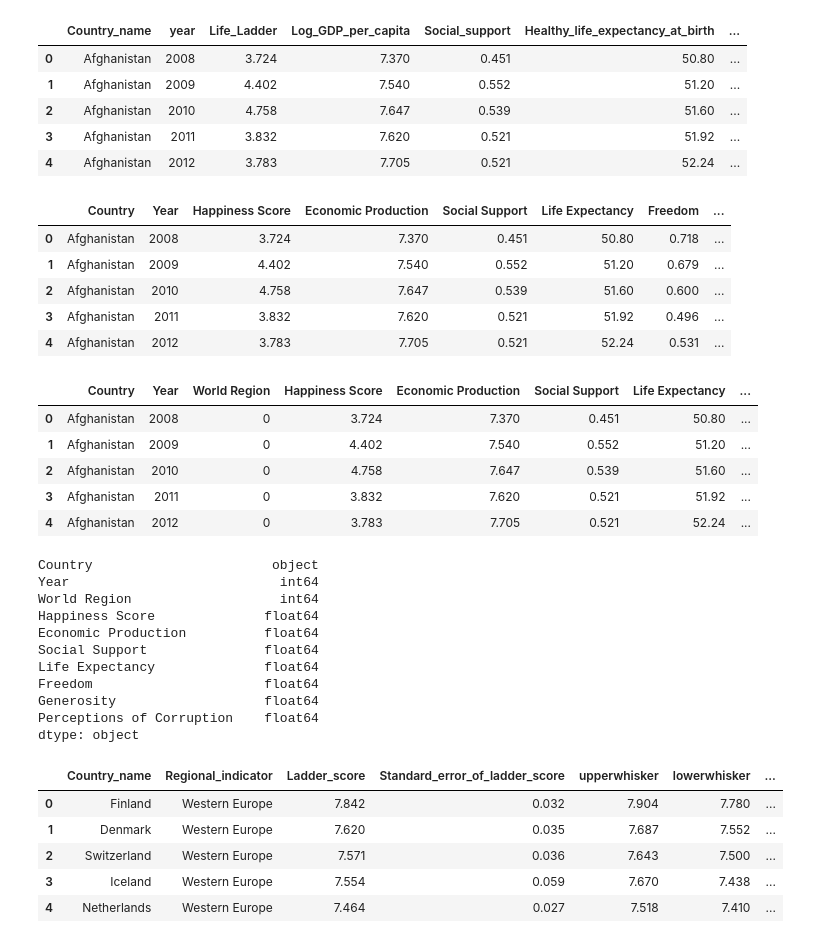
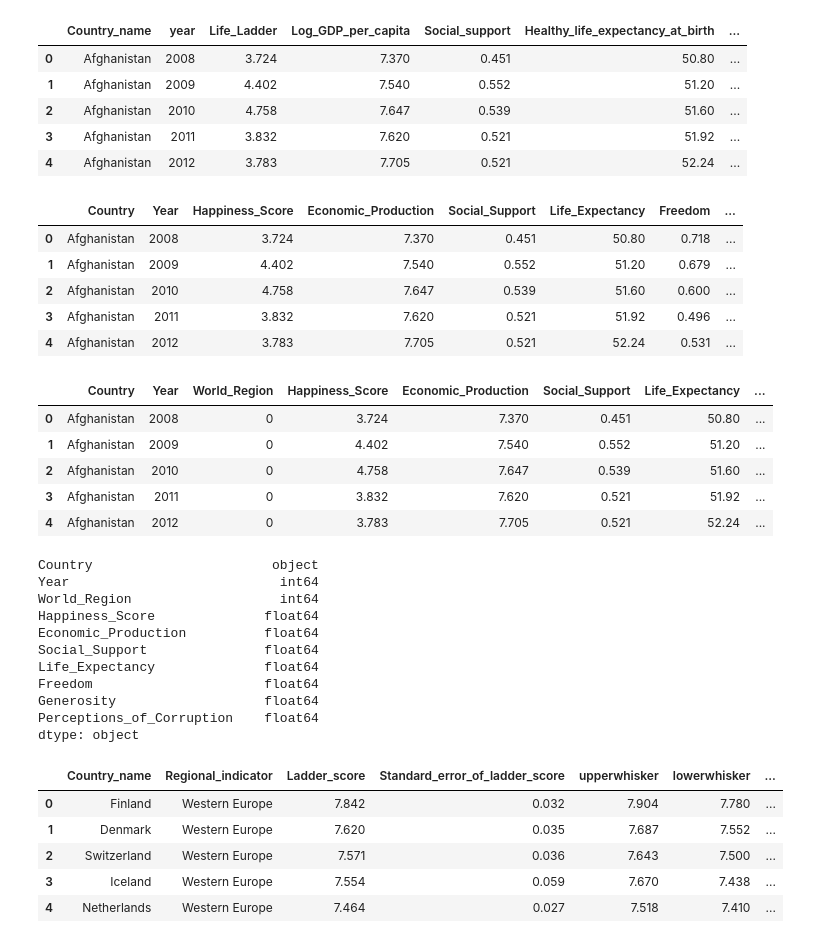
Before and after one commit to Wavelydavely/World_Happiness_Report, a Jupyter notebook: WHR_Data_Prep.ipynb, the cells around one changed output. Saved outputs shown, nothing was run; the diff lists cells and outputs as text; code cells hidden in the pictures.

Commit message:
fixed_field_names

```diff
--- a/WHR_Data_Prep.ipynb
+++ b/WHR_Data_Prep.ipynb
@@ -25,20 +25,20 @@ world_happiness_df.head()
 | 3 | Afghanistan | 2011 | 3.832 | 7.620 | 0.521 | 51.92 | ... |
 | 4 | Afghanistan | 2012 | 3.783 | 7.705 | 0.521 | 52.24 | ... |
 # %%
-world_happiness_df.rename(columns = {'Country_name': 'Country', 'year': 'Year', 'Life_Ladder': 'Happiness Score', 'Log_GDP_per_capita': 'Economic Production', 'Social_support': 'Social Support', 'Healthy_life_expectancy_at_birth': 'Life Expectancy', 'Freedom_to_make_life_choices': 'Freedom', 'Perceptions_of_corruption': 'Perceptions of Corruption'}, inplace = True)
+world_happiness_df.rename(columns = {'Country_name': 'Country', 'year': 'Year', 'Life_Ladder': 'Happiness_Score', 'Log_GDP_per_capita': 'Economic_Production', 'Social_support': 'Social_Support', 'Healthy_life_expectancy_at_birth': 'Life_Expectancy', 'Freedom_to_make_life_choices': 'Freedom', 'Perceptions_of_corruption': 'Perceptions_of_Corruption'}, inplace = True)
 world_happiness_df.head()
 # %% [output]
-|  | Country | Year | Happiness Score | Economic Production | Social Support | Life Expectancy | Freedom | ... |
+|  | Country | Year | Happiness_Score | Economic_Production | Social_Support | Life_Expectancy | Freedom | ... |
 | 0 | Afghanistan | 2008 | 3.724 | 7.370 | 0.451 | 50.80 | 0.718 | ... |
 | 1 | Afghanistan | 2009 | 4.402 | 7.540 | 0.552 | 51.20 | 0.679 | ... |
 | 2 | Afghanistan | 2010 | 4.758 | 7.647 | 0.539 | 51.60 | 0.600 | ... |
 | 3 | Afghanistan | 2011 | 3.832 | 7.620 | 0.521 | 51.92 | 0.496 | ... |
 | 4 | Afghanistan | 2012 | 3.783 | 7.705 | 0.521 | 52.24 | 0.531 | ... |
 # %%
-world_happiness_df.insert(2, "World Region", 0) #does 0 become new variable with a for loop?
+world_happiness_df.insert(2, "World_Region", 0) #does 0 become new variable with a for loop?
 world_happiness_df.head()
 # %% [output]
-|  | Country | Year | World Region | Happiness Score | Economic Production | Social Support | Life Expectancy | ... |
+|  | Country | Year | World_Region | Happiness_Score | Economic_Production | Social_Support | Life_Expectancy | ... |
 | 0 | Afghanistan | 2008 | 0 | 3.724 | 7.370 | 0.451 | 50.80 | ... |
 | 1 | Afghanistan | 2009 | 0 | 4.402 | 7.540 | 0.552 | 51.20 | ... |
 | 2 | Afghanistan | 2010 | 0 | 4.758 | 7.647 | 0.539 | 51.60 | ... |
@@ -49,14 +49,14 @@ world_happiness_df.dtypes #will need to change World Region to object datatype
 # %% [output]
 Country                       object
 Year                           int64
-World Region                   int64
-Happiness Score              float64
-Economic Production          float64
-Social Support               float64
-Life Expectancy              float64
+World_Region                   int64
+Happiness_Score              float64
+Economic_Production          float64
+Social_Support               float64
+Life_Expectancy              float64
 Freedom                      float64
 Generosity                   float64
-Perceptions of Corruption    float64
+Perceptions_of_Corruption    float64
 dtype: object
 # %%
 world_happiness_df.to_csv('World_Happiness_Report_All_Years.csv', index=False)
```
Also changed, not shown: parts of 2 cells of this notebook, 2 other files.
